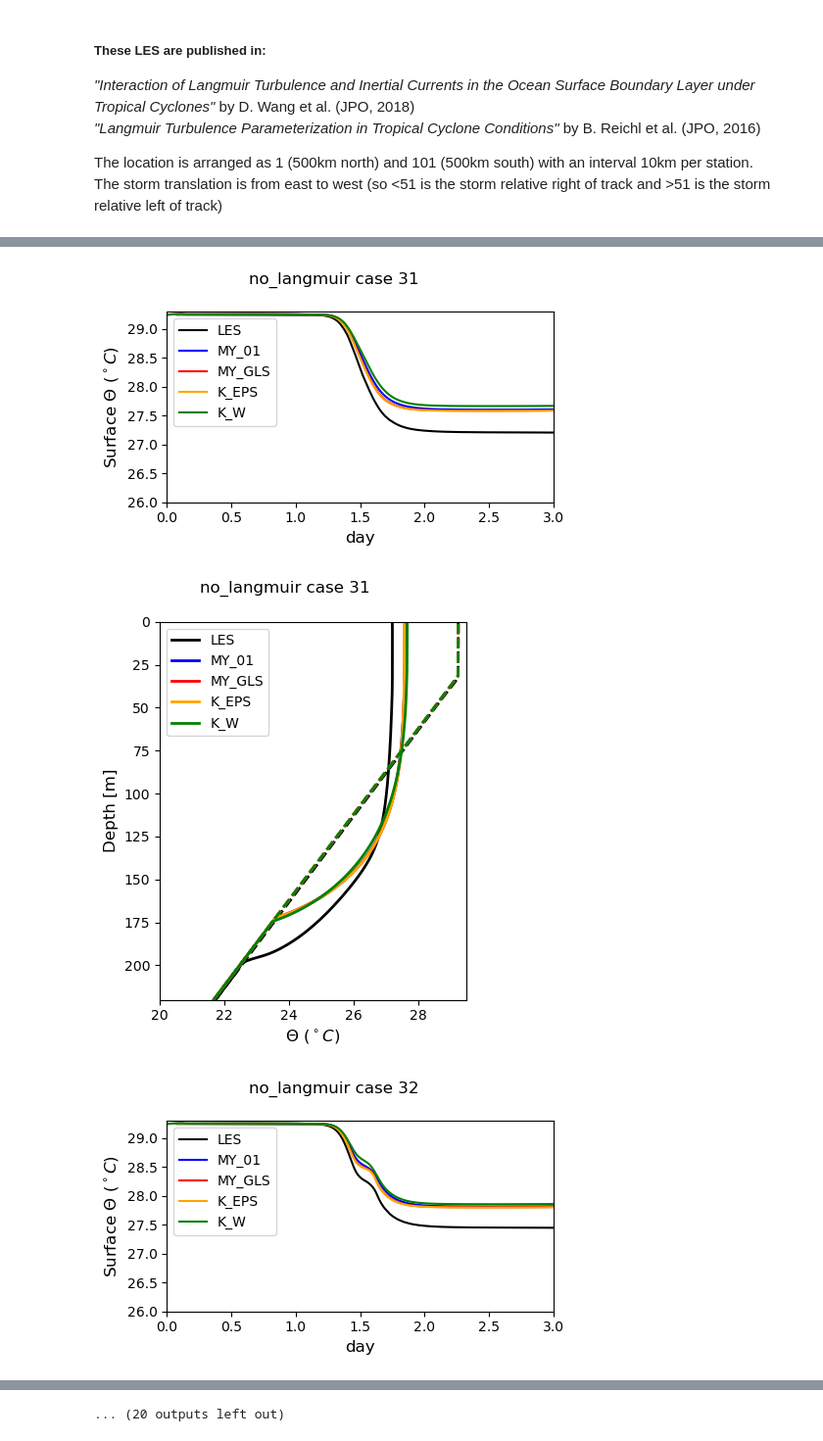
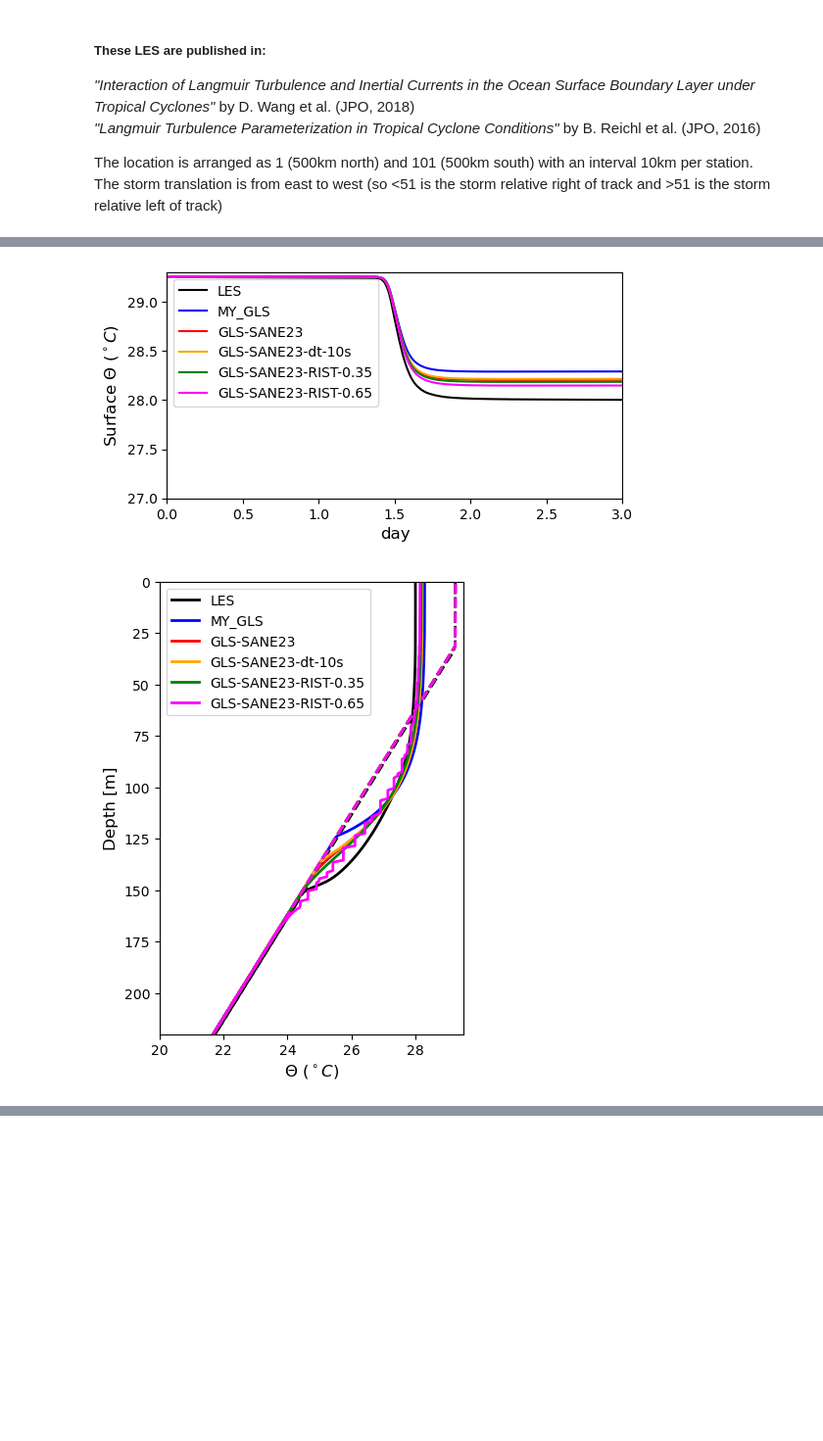
Before and after one commit to mrozowskamartaa/MOM6_SCM_Hurr, a Jupyter notebook: analysis/Compare_MOM_to_LES.ipynb, the cells around one changed output, grey strips where cells are left out. Shown at 98% size. Saved outputs shown, nothing was run; the diff lists cells and outputs as text; code cells hidden in the pictures; blank space fills up the shorter version.

Commit message:
continued plotter refactor

```diff
--- a/analysis/Compare_MOM_to_LES.ipynb
+++ b/analysis/Compare_MOM_to_LES.ipynb
@@ -215,38 +239,36 @@ case_index_list
 # %%
 if all_per_type:
 
-    les_cases = []
-    mom_cases = []
-    gotm_cases = []
+    fig, axes = plt.subplots(4, 4, figsize=(20, 10))
 
-    for index in case_index_list:
+    for index, ax in zip(case_index_list, axes.flatten()):
 
-        les_cases.append(LESDataRetriever().retreive_data(
+        les_cases = [LESDataRetriever().retreive_data(
             case_name=les_cases_dict[type_][index],
             exp_name="",
             case_dir=LES_dirs
-        ))
+        )]
 
-        mom_cases.append(MOMDataRetriever().retreive_data(
+        mom_cases = [MOMDataRetriever().retreive_data(
             case_name=mom_cases_dict[type_][index],
             exp_name=mom_exp,
             case_dir=MOM_dirs
-        ))
+        )]
 
-        gotm_cases.append(GOTMDataRetriever().retreive_data(
+        gotm_cases = [GOTMDataRetriever().retreive_data(
             case_name=gotm_case_dict[type_][index],
             exp_name=gotm_exp,
             case_dir=GOTM_dirs
-        ))
+        )]
 
-    fig, axes = plt.subplots(4, 4, figsize=(20, 10))
-    for ax, les, mom, gotm in zip(axes.flatten(), les_cases, mom_cases, gotm_cases):
-        plot_stress_mag(
-            ax=ax,
-            data_list=[les, mom, gotm],
+        plotter = Plotter(
+            data_list=les_cases+mom_cases+gotm_cases,
             color_list=['black', 'blue', 'red'],  # need to be set for each experiment where experiments are defined
             label_list=['LES', 'MOM', 'GOTM']
         )
+
+        plotter.plot_M(ax=ax)
+
     fig.tight_layout()
-    fig.savefig(f'figures/stress_mag_all_{type_}_{gotm_exp}_{mom_exp}.png', dpi=300)
+    # fig.savefig(f'figures/stress_mag_all_{type_}_{gotm_exp}_{mom_exp}.png', dpi=300)
 # %% [output]
@@ -258,37 +280,38 @@ for index in case_index_list:
         case_name=les_cases_dict[type_][index],
         exp_name="",
         case_dir=LES_dirs
     )]
 
     gotm = [GOTMDataRetriever().retreive_data(
         case_name=gotm_case_dict[type_][index],
         exp_name=exp,
         case_dir=GOTM_dirs
     ) for exp in gotm_exp_list]
 
 
     line_plots = [CompT_surf, CompT_prof]
+    fig_sizes = [(6, 3), (4, 6)]
     # available: plot_stress, CompT_surf, CompT_prof, Comp_wt, Comp_M, Comp_U_surf
 
-    for plot in line_plots:
+    for plot, size in zip(line_plots, fig_sizes):
+        fig, ax = plt.subplots(1,1, figsize=size)
         plot(
+            ax=ax,
             data_list=les+gotm,
-            color_list=['black', 'blue', 'red', 'orange', 'green'],  # need to be set for each experiment where experiments are defined
-            label_list=['LES'] + gotm_exp_list,
-            title=f"{type_} case {index}"
+            color_list=['black', 'blue', 'red', 'orange', 'green', 'magenta'],  # need to be set for each experiment where experiments are defined
+            label_list=['LES'] + gotm_exp_list
         )
 
         # CompT_surf(les['sst'], les['time'], mom['sst'], mom['time'])  # Surface temperature
         # CompT_prof(les['temp'], les['z'], gotm['temp'], gotm['z'])  # Temperature profile
         # CompT_Hov(les['temp'], les['z'], les['time'], mom['temp'], mom['z'], mom['time'])  # Temperature profile vs time
         # CompDeltaT_Hov(les['temp'], les['z'], les['time'], mom['temp'], mom['z'], mom['time']) # delta Temperature profile vs time
 
         # Comp_wt(les['wt'], les['z'], les['time'], mom['wt'], mom['zi'], mom['time'])  # delta wt profile vs time
         # Comp_M(les['time'], les['M'], mom['time'], mom['M'])  #Integrated mixing metric vs time
 
         # Comp_U_surf(les['u'], les['v'], les['u_s'], les['v_s'], les['z'], les['time'], mom['u'], mom['v'], mom['u_s'], mom['v_s'], mom['z'], mom['time'])  # Surface currents
         # Comp_U(les['u'], les['v'], les['u_s'], les['v_s'], les['z'], les['time'], mom['u'], mom['v'], mom['u_s'], mom['v_s'], mom['z'], mom['time'])  # Current profile vs time
 # %% [output]
-[figure, old version]
+[figure, new version]
-[figure, old version]
+[figure, new version]
-[figure, removed]
@@ -304,4 +318,3 @@ for index in case_index_list:
-... (20 outputs left out)
 # %%
 if all_per_type:
 
```
Also changed, not shown: parts of 9 cells of this notebook, 3 other files.
